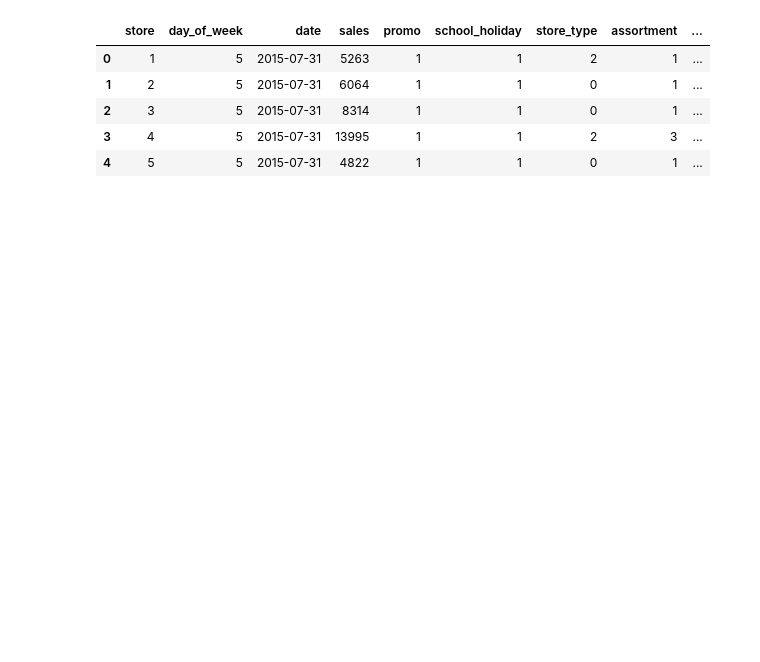
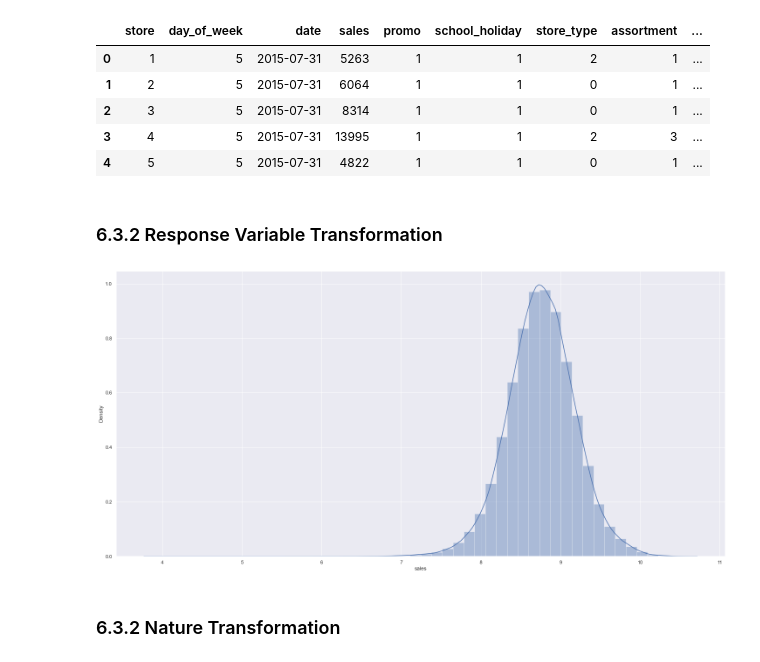
Before and after one commit to leandrogarcialopes/RossmannStoreSales, a Jupyter notebook: Rossmann_Store_Sales.ipynb, the cells around one changed output. Cells and saved outputs as stored; diff of their text form; code cells hidden in the pictures; blank space fills up the shorter version.

```diff
--- a/Rossmann_Store_Sales.ipynb
+++ b/Rossmann_Store_Sales.ipynb
@@ -1072,0 +1074,10 @@ df6.head()
+# %% [markdown]
+### 6.3.2 Response Variable Transformation
+# %%
+df6['sales'] = np.log1p( df6['sales'])
+# %%
+sns.distplot(df6['sales']);
+# %% [output]
+[figure, added]
+# %% [markdown]
+### 6.3.2 Nature Transformation
```
Also changed, not shown: parts of 7 cells of this notebook.
